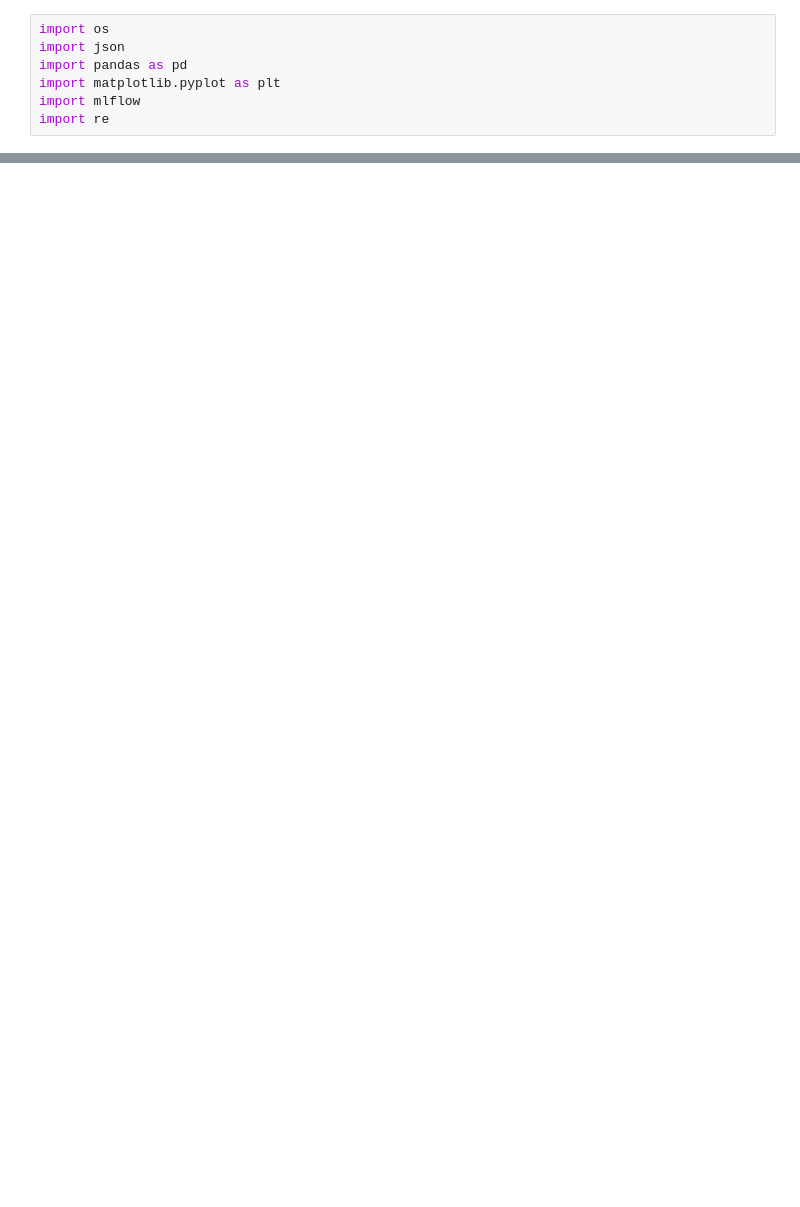
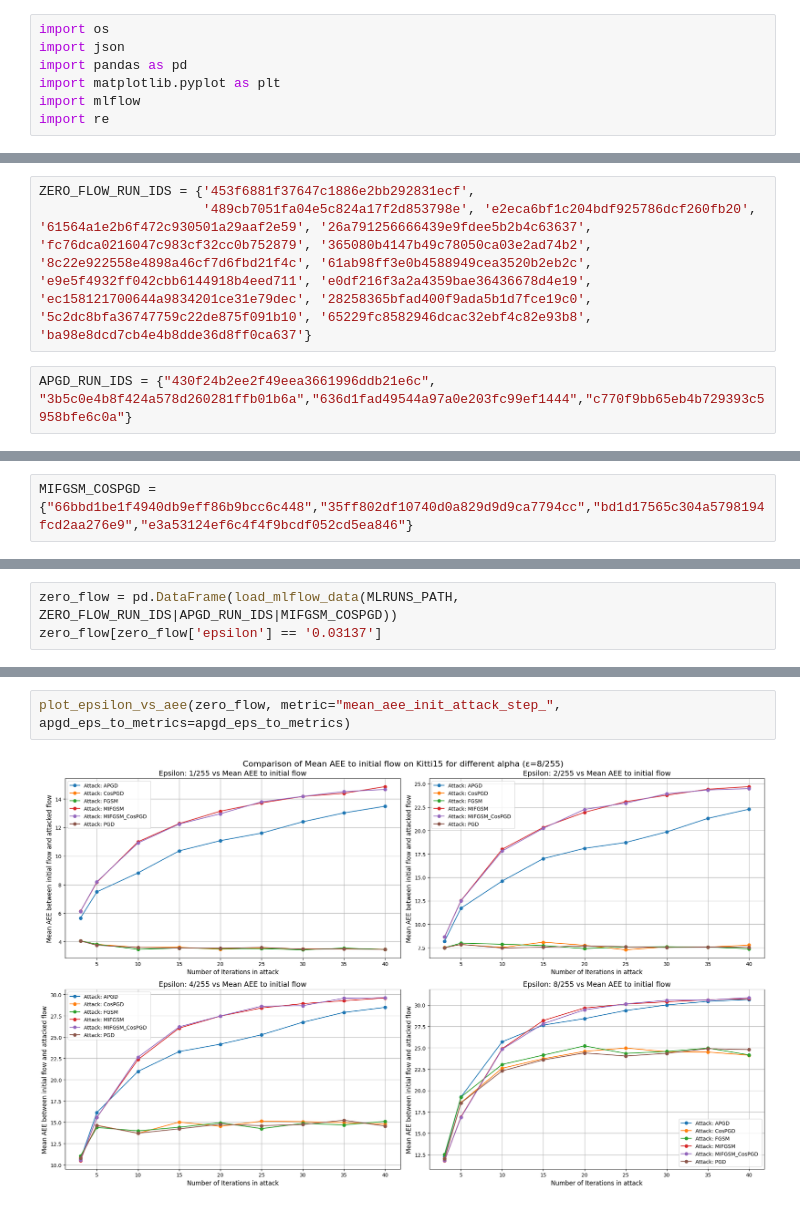
Before and after one commit to NotTwist/flow_attack, a Jupyter notebook: analysis/compare_convergence.ipynb, the cells around one changed output, grey strips where cells are left out. Drawn from its saved outputs; the diff is of its cells as text; blank space fills up the shorter version.

```diff
--- a/analysis/compare_convergence.ipynb
+++ b/analysis/compare_convergence.ipynb
@@ -101,0 +217,5 @@ Name: epsilon, dtype: object
+# %%
+ZERO_FLOW_RUN_IDS = {'453f6881f37647c1886e2bb292831ecf',
+                     '489cb7051fa04e5c824a17f2d853798e', 'e2eca6bf1c204bdf925786dcf260fb20', '61564a1e2b6f472c930501a29aaf2e59', '26a791256666439e9fdee5b2b4c63637', 'fc76dca0216047c983cf32cc0b752879', '365080b4147b49c78050ca03e2ad74b2', '8c22e922558e4898a46cf7d6fbd21f4c', '61ab98ff3e0b4588949cea3520b2eb2c', 'e9e5f4932ff042cbb6144918b4eed711', 'e0df216f3a2a4359bae36436678d4e19', 'ec158121700644a9834201ce31e79dec', '28258365bfad400f9ada5b1d7fce19c0', '5c2dc8bfa36747759c22de875f091b10', '65229fc8582946dcac32ebf4c82e93b8', 'ba98e8dcd7cb4e4b8dde36d8ff0ca637'}
+# %%
+APGD_RUN_IDS = {"430f24b2ee2f49eea3661996ddb21e6c", "3b5c0e4b8f424a578d260281ffb01b6a","636d1fad49544a97a0e203fc99ef1444","c770f9bb65eb4b729393c5958bfe6c0a"}
@@ -101,0 +224,2 @@ Name: epsilon, dtype: object
+# %%
+MIFGSM_COSPGD = {"66bbd1be1f4940db9eff86b9bcc6c448","35ff802df10740d0a829d9d9ca7794cc","bd1d17565c304a5798194fcd2aa276e9","e3a53124ef6c4f4f9bcdf052cd5ea846"}
@@ -101,0 +231,3 @@ Name: epsilon, dtype: object
+# %%
+zero_flow = pd.DataFrame(load_mlflow_data(MLRUNS_PATH, ZERO_FLOW_RUN_IDS|APGD_RUN_IDS|MIFGSM_COSPGD))
+zero_flow[zero_flow['epsilon'] == '0.03137']
@@ -102,2 +243,6 @@ Name: epsilon, dtype: object
+# %%
+plot_epsilon_vs_aee(zero_flow, metric="mean_aee_init_attack_step_", apgd_eps_to_metrics=apgd_eps_to_metrics)
+# %% [output]
+[figure, added]
 # %%
 
```
Also changed, not shown: parts of 19 cells of this notebook, 47 other files.
